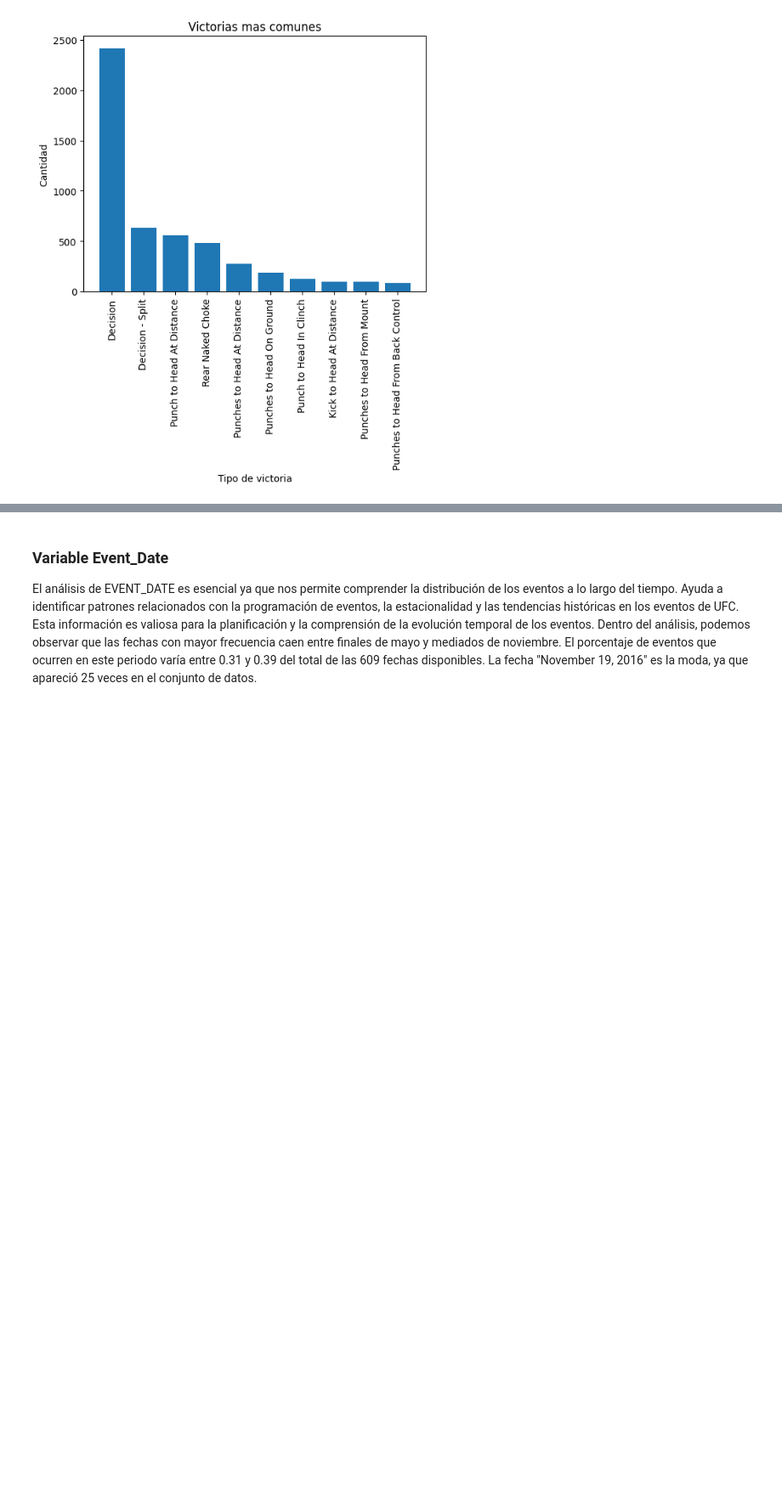
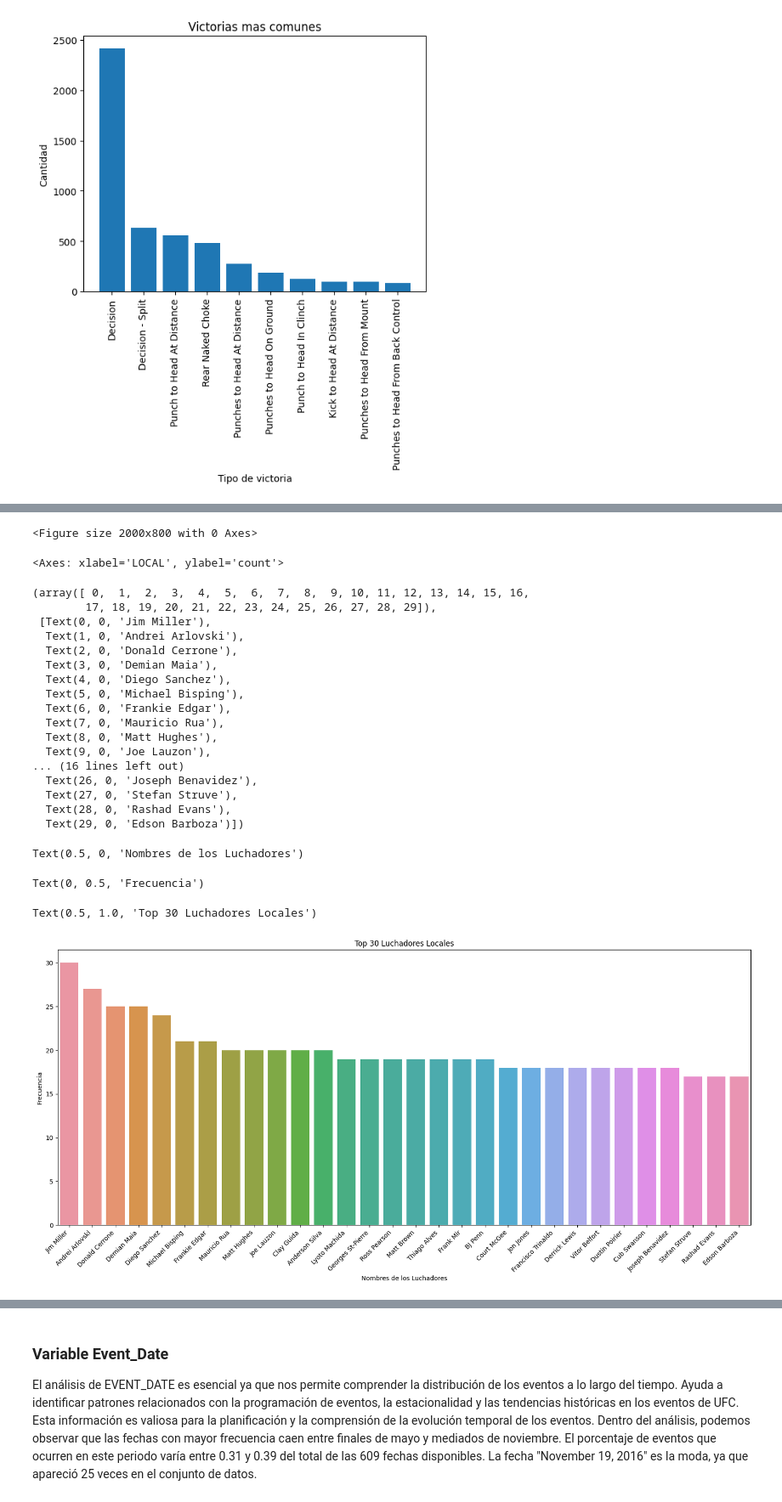
Before and after one commit to YaotecatlMtz/analisisUFC, a Jupyter notebook: primeraEntregaProyecto.ipynb, the cells around one changed output, grey strips where cells are left out. Shown at 85% size. Drawn from its saved outputs; the diff is of its cells as text; code cells hidden in the pictures; blank space fills up the shorter version.

```diff
--- a/primeraEntregaProyecto.ipynb
+++ b/primeraEntregaProyecto.ipynb
@@ -252,15 +127,0 @@ df[razon].describe()
-# %%
-df.TIME = df['TIME'].str.split(':').apply(lambda x: int(x[0]) * 60 + int(x[1]))
-# Calcula la mediana, moda y desviación estándar
-median = df['TIME'].median()
-mode = df['TIME'].mode()
-std = df['TIME'].std()
-
-# Calcula los cuartiles
-q1 = df['TIME'].quantile(0.25)
-q3 = df['TIME'].quantile(0.75)
-iqr = q3 - q1
-print("Median:", median)
-print("Mode:", mode)
-print("Standard Deviation:", std)
-print("Interquartilic Range: ", iqr)
@@ -346,0 +232,6 @@ df['FIGHT_WEIGHTCLASS'] = df['FIGHT_WEIGHTCLASS'].apply(limpiar_categoria)
+# %%
+nominales = ['FIGHT_ID', 'EVENT_ID', 'FIGHT_NAME','FIGHT_METHOD','FIGHT_DETAILS','EVENT_NAME','EVENT_LOCATION','FIGHT_WINNER', 'LOCAL', 'VISITOR']
+nominales_baja_cardinalidad = ['FIGHT_WEIGHTCLASS', 'FIGHT_TIME_FORMAT', 'FIGHT_REFEREE', 'GENDER']
+ordinales = ['ROUND']
+intervalo = ['TIME','EVENT_DATE']
+razon = ['MINUTE', 'SECOND']
@@ -878,0 +880,9 @@ Text(0.5, 1.0, 'Victorias mas comunes')
+# %%
+most_local_fighters = df['LOCAL'].value_counts()
+
+#Porcentajes
+percentage = df['LOCAL'].value_counts(normalize=True)
+print('Porcentaje de peleas como local: ', percentage)
+#rango
+range = most_local_fighters.head(1).values - most_local_fighters.tail(1).values
+print('El rango de las peleas como local: ', range)
@@ -878,0 +904,33 @@ Text(0.5, 1.0, 'Victorias mas comunes')
+# %%
+
+plt.figure(figsize=(20, 8))
+sns.barplot(x=most_local_fighters.head(30).index ,y=most_local_fighters.head(30))
+plt.xticks(rotation=45, ha='right')
+
+plt.xlabel('Nombres de los Luchadores')
+plt.ylabel('Frecuencia')
+plt.title('Top 30 Luchadores Locales')
+# %% [output]
+<Figure size 2000x800 with 0 Axes>
+<Axes: xlabel='LOCAL', ylabel='count'>
+(array([ 0,  1,  2,  3,  4,  5,  6,  7,  8,  9, 10, 11, 12, 13, 14, 15, 16,
+        17, 18, 19, 20, 21, 22, 23, 24, 25, 26, 27, 28, 29]),
+ [Text(0, 0, 'Jim Miller'),
+  Text(1, 0, 'Andrei Arlovski'),
+  Text(2, 0, 'Donald Cerrone'),
+  Text(3, 0, 'Demian Maia'),
+  Text(4, 0, 'Diego Sanchez'),
+  Text(5, 0, 'Michael Bisping'),
+  Text(6, 0, 'Frankie Edgar'),
+  Text(7, 0, 'Mauricio Rua'),
+  Text(8, 0, 'Matt Hughes'),
+  Text(9, 0, 'Joe Lauzon'),
+... (16 lines left out)
+  Text(26, 0, 'Joseph Benavidez'),
+  Text(27, 0, 'Stefan Struve'),
+  Text(28, 0, 'Rashad Evans'),
+  Text(29, 0, 'Edson Barboza')])
+Text(0.5, 0, 'Nombres de los Luchadores')
+Text(0, 0.5, 'Frecuencia')
+Text(0.5, 1.0, 'Top 30 Luchadores Locales')
+[figure, added]
```
Also changed, not shown: parts of 32 cells of this notebook, 1 other file.
